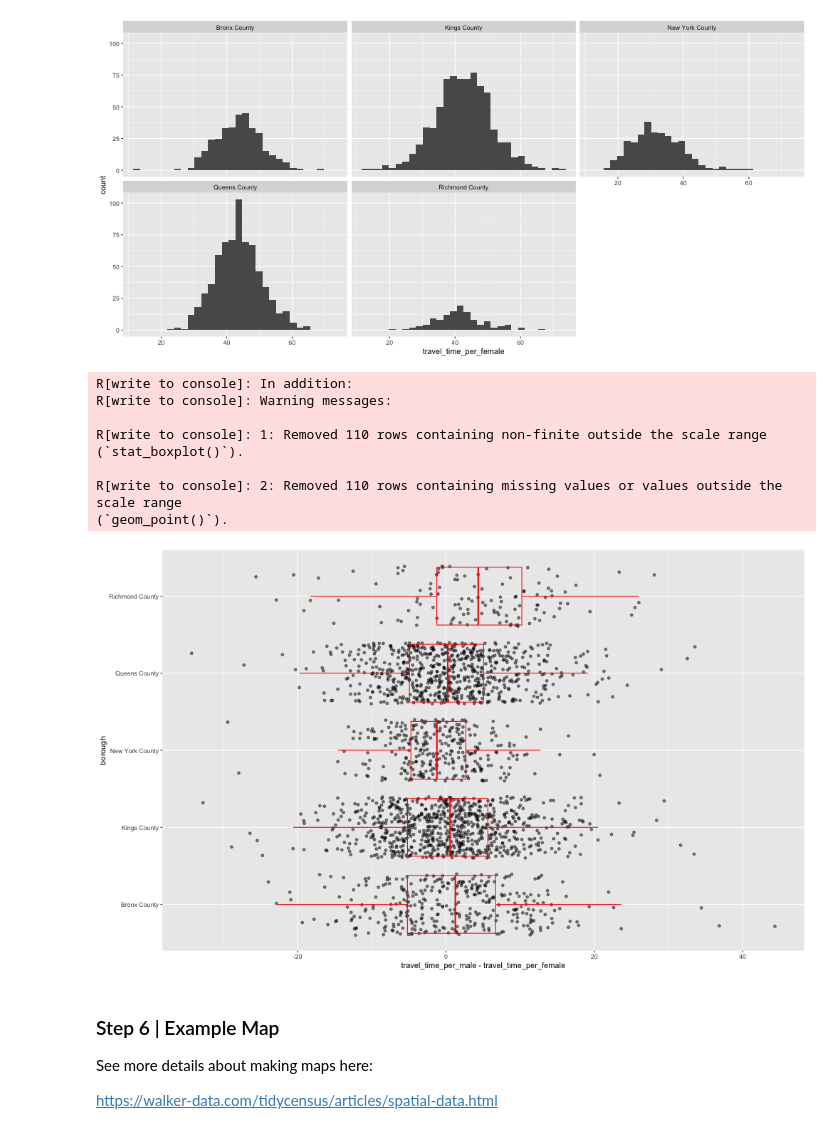
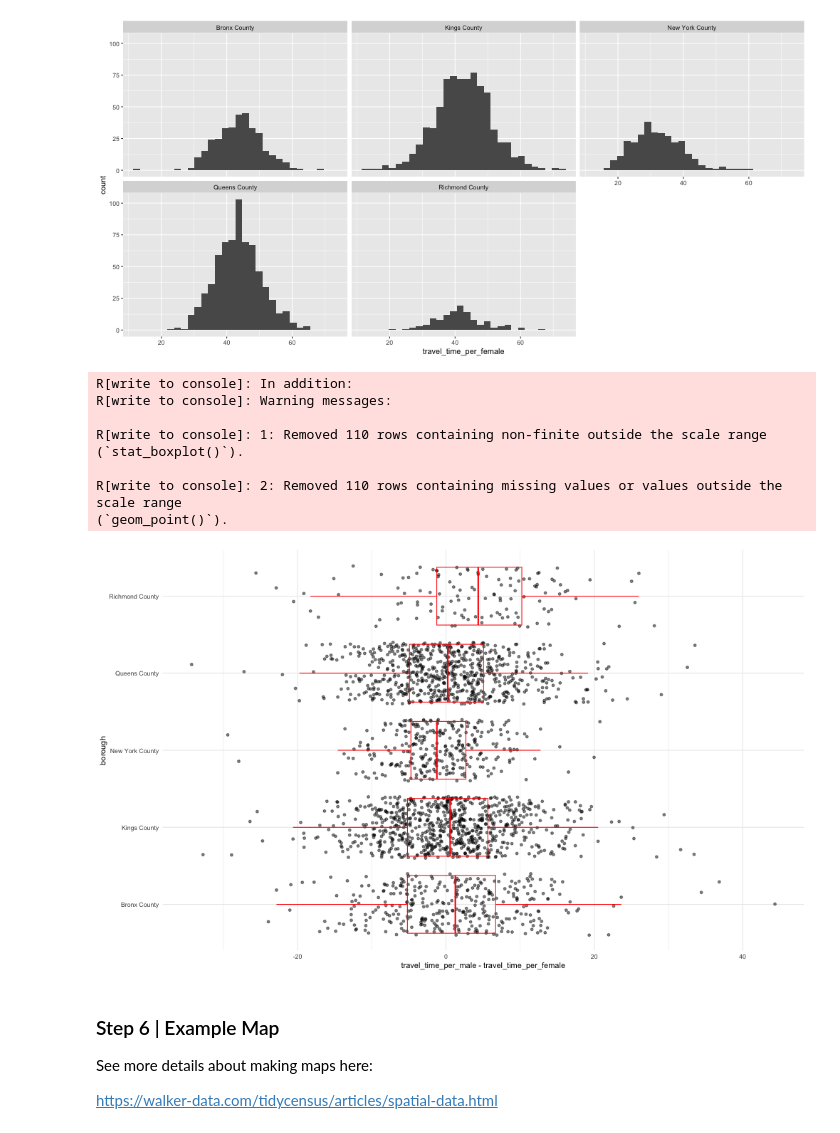
Before and after one commit to data4news/ggplot-census-cj-robinson, a Jupyter notebook: your-question.ipynb, the cells around one changed output. Cells and saved outputs as stored; diff of their text form; code cells hidden in the pictures.

Commit message:
adds theme

```diff
--- a/your-question.ipynb
+++ b/your-question.ipynb
@@ -220,21 +220,22 @@ R[write to console]: Removed 109 rows containing non-finite outside the scale ra
 # %%
 %%R -w 1000 -h 600
 
 ggplot(nyc_census_data) +
     aes(x=travel_time_per_male -travel_time_per_female, y=borough) +
     geom_jitter(alpha=0.5) +
     # overlay a box and whisker plot that is transparent with no outliers and is red
-    geom_boxplot(fill=NA, outlier.shape=NA, color="red")
+    geom_boxplot(fill=NA, outlier.shape=NA, color="red") +
+    theme_minimal()
 # %% [output]
 R[write to console]: In addition:
 R[write to console]: Warning messages:
 
 R[write to console]: 1: Removed 110 rows containing non-finite outside the scale range
 (`stat_boxplot()`).
 
 R[write to console]: 2: Removed 110 rows containing missing values or values outside the scale range
 (`geom_point()`).
-[figure, old version]
+[figure, new version]
 # %% [markdown]
 ### Step 6 \| Example Map
 
```
